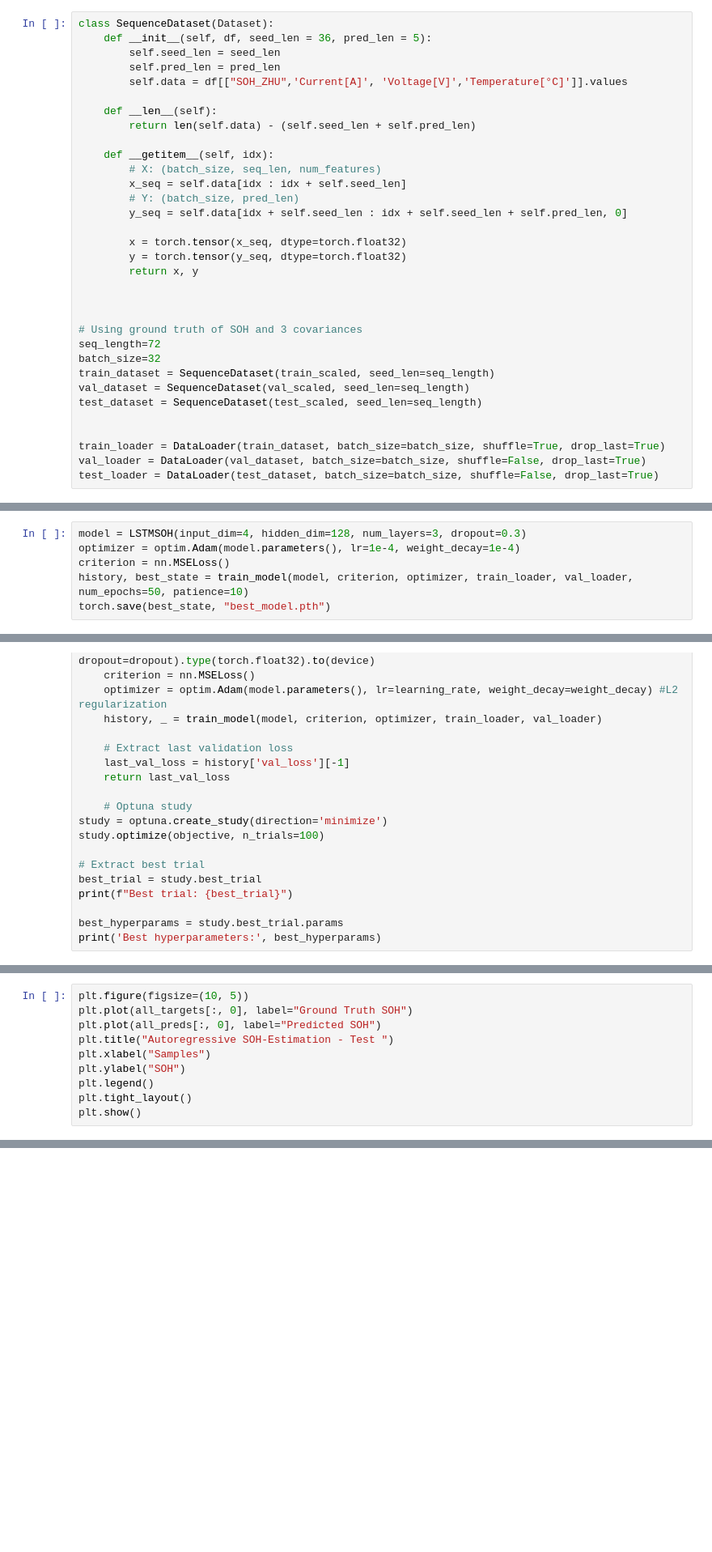
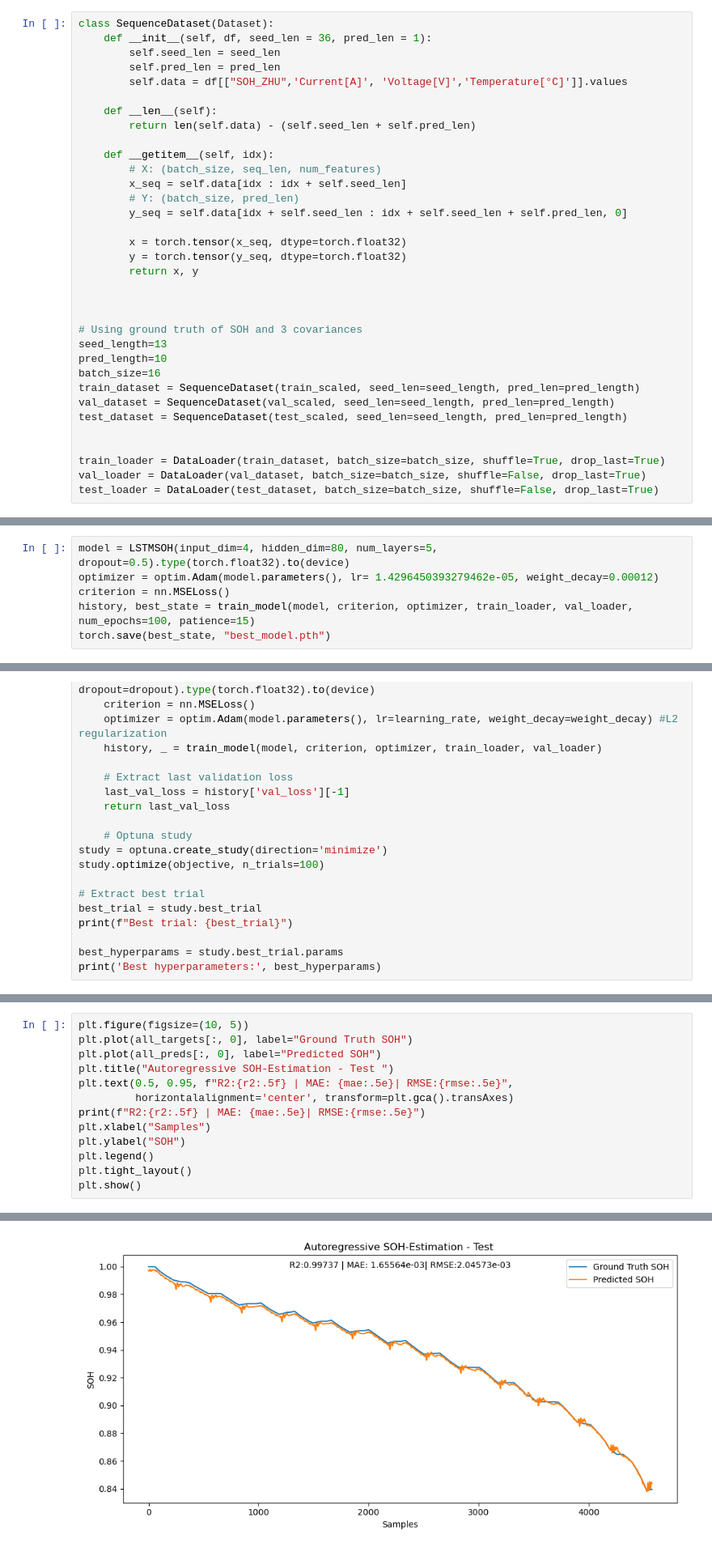
Before and after one commit to zzhuqshun/Thesis, a Jupyter notebook: 04_NNs/model.ipynb, the cells around one changed output, grey strips where cells are left out. Shown at 81% size. Drawn from its saved outputs; the diff is of its cells as text; blank space fills up the shorter version.

Commit message:
with best 41 trial.

```diff
--- a/04_NNs/model.ipynb
+++ b/04_NNs/model.ipynb
@@ -32,7 +58,7 @@ train_scaled, val_scaled, test_scaled = scale_data(train_df, val_df, test_df)
 # plot_dataset_soh(test_df, "Test")
 # %%
 class SequenceDataset(Dataset):
-    def __init__(self, df, seed_len = 36, pred_len = 5):
+    def __init__(self, df, seed_len = 36, pred_len = 1):
         self.seed_len = seed_len
         self.pred_len = pred_len
         self.data = df[["SOH_ZHU",'Current[A]', 'Voltage[V]','Temperature[°C]']].values
@@ -53,11 +79,12 @@ class SequenceDataset(Dataset):
 
 
 # Using ground truth of SOH and 3 covariances
-seq_length=72
-batch_size=32
-train_dataset = SequenceDataset(train_scaled, seed_len=seq_length)
-val_dataset = SequenceDataset(val_scaled, seed_len=seq_length)
-test_dataset = SequenceDataset(test_scaled, seed_len=seq_length)
+seed_length=13
+pred_length=10
+batch_size=16
+train_dataset = SequenceDataset(train_scaled, seed_len=seed_length, pred_len=pred_length)
+val_dataset = SequenceDataset(val_scaled, seed_len=seed_length, pred_len=pred_length)
+test_dataset = SequenceDataset(test_scaled, seed_len=seed_length, pred_len=pred_length)
 
 
 train_loader = DataLoader(train_dataset, batch_size=batch_size, shuffle=True, drop_last=True)
@@ -231,8 +248,8 @@ def train_model(model, criterion, optimizer, train_loader, val_loader, num_epoch
 
     return history, best_model_state
 # %%
-model = LSTMSOH(input_dim=4, hidden_dim=128, num_layers=3, dropout=0.3)
-optimizer = optim.Adam(model.parameters(), lr=1e-4, weight_decay=1e-4)
+model = LSTMSOH(input_dim=4, hidden_dim=80, num_layers=5, dropout=0.5).type(torch.float32).to(device)
+optimizer = optim.Adam(model.parameters(), lr= 1.4296450393279462e-05, weight_decay=0.00012)
 criterion = nn.MSELoss()
-history, best_state = train_model(model, criterion, optimizer, train_loader, val_loader, num_epochs=50, patience=10)
+history, best_state = train_model(model, criterion, optimizer, train_loader, val_loader, num_epochs=100, patience=15)
 torch.save(best_state, "best_model.pth")
@@ -333,8 +368,12 @@ plt.figure(figsize=(10, 5))
 plt.plot(all_targets[:, 0], label="Ground Truth SOH")
 plt.plot(all_preds[:, 0], label="Predicted SOH")
 plt.title("Autoregressive SOH-Estimation - Test ")
+plt.text(0.5, 0.95, f"R2:{r2:.5f} | MAE: {mae:.5e}| RMSE:{rmse:.5e}",
+         horizontalalignment='center', transform=plt.gca().transAxes)
+print(f"R2:{r2:.5f} | MAE: {mae:.5e}| RMSE:{rmse:.5e}")
 plt.xlabel("Samples")
 plt.ylabel("SOH")
 plt.legend()
 plt.tight_layout()
 plt.show()
+# %% [output]
@@ -340,0 +381 @@ plt.show()
+[figure, added]
```
Also changed, not shown: parts of 8 cells of this notebook.
